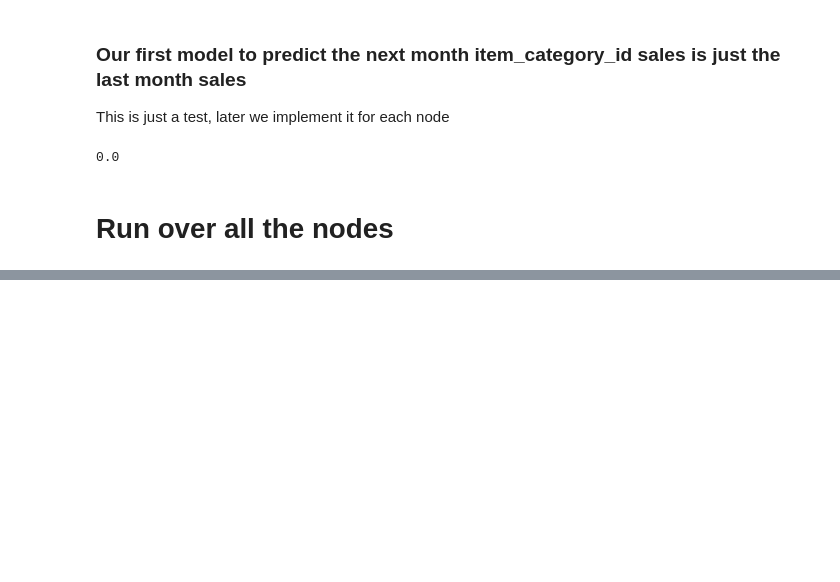
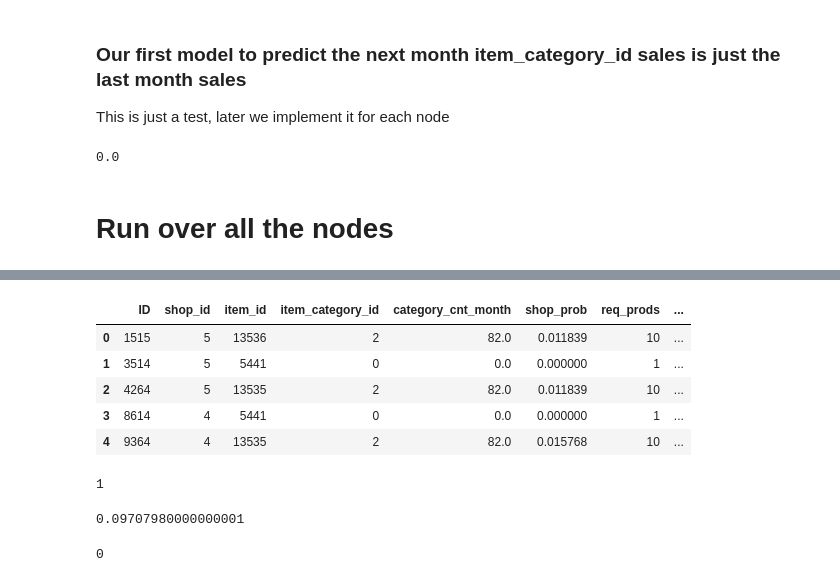
Before and after one commit to data-science-if-usp/kaggle, a Jupyter notebook: boris/Future_Sales_Notebooks/src/Predictions_by_Category.ipynb, the cells around one changed output, grey strips where cells are left out. Drawn from its saved outputs; the diff is of its cells as text; code cells hidden in the pictures; blank space fills up the shorter version.

```diff
--- a/boris/Future_Sales_Notebooks/src/Predictions_by_Category.ipynb
+++ b/boris/Future_Sales_Notebooks/src/Predictions_by_Category.ipynb
@@ -298,7 +298,7 @@ def shop_probability(test_extd_shop_id, test_extd_item_id, test_extd_cate_id, sa
         p_shop = total_sales_shop_category/total_sales_category
         p_shop_item = p_shop/req_prods
 
-    return total_sales_shop_category, total_sales_category, p_shop_item, req_prods
+    return total_sales_shop_category, total_sales_category, p_shop, req_prods, p_shop_item
 
 
 def sales_time_series_catId(test_ext_item_cate_id,sales_join_cat):
@@ -418,7 +418,7 @@ class Timer():
 
 This is just a test, later we implement it for each node
 # %%
-it_cat_ts = sales_time_series_catId(0,sales_join_cat)
+it_cat_ts = sales_time_series_catId(0,sales_cat)
 it_cat_ts['node_tot_cnt'][it_cat_ts.values.shape[0]-1]
 # %% [output]
 0.0
@@ -541,0 +564,23 @@ Time taken: 0:00:00.458116
+# %%
+dfchecks2 = dfchecks2[['ID','shop_id','item_id','item_category_id','category_cnt_month','shop_prob','req_prods','shop_item_cnt_month']]
+dfchecks3 = dfchecks2.sort_values('ID').reset_index(drop=True)
+dfchecks3.head()
+# %% [output]
+|  | ID | shop_id | item_id | item_category_id | category_cnt_month | shop_prob | req_prods | ... |
+| 0 | 1515 | 5 | 13536 | 2 | 82.0 | 0.011839 | 10 | ... |
+| 1 | 3514 | 5 | 5441 | 0 | 0.0 | 0.000000 | 1 | ... |
+| 2 | 4264 | 5 | 13535 | 2 | 82.0 | 0.011839 | 10 | ... |
+| 3 | 8614 | 4 | 5441 | 0 | 0.0 | 0.000000 | 1 | ... |
+| 4 | 9364 | 4 | 13535 | 2 | 82.0 | 0.015768 | 10 | ... |
+# %%
+len(dfchecks2[(dfchecks2.item_category_id == 0) & (dfchecks2.shop_id == 5)])
+# %% [output]
+1
+# %%
+82*0.011839/10
+# %% [output]
+0.09707980000000001
+# %%
+len(sales_cat[(sales_cat.item_category_id == 0) & (sales_cat.shop_id == 4)])
+# %% [output]
+0
```
Also changed, not shown: parts of 4 cells of this notebook, 3 other files.
